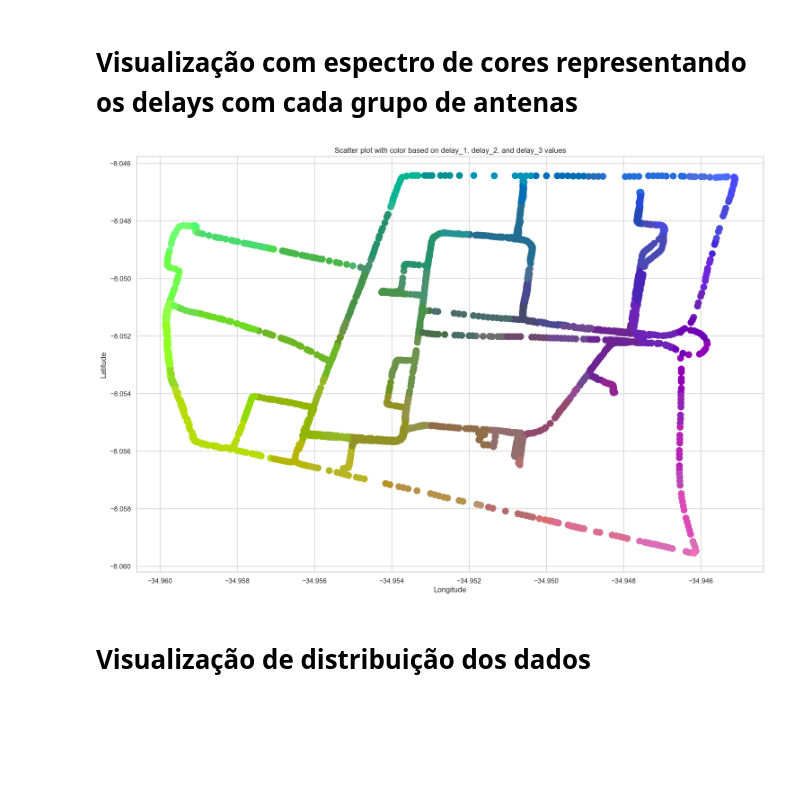
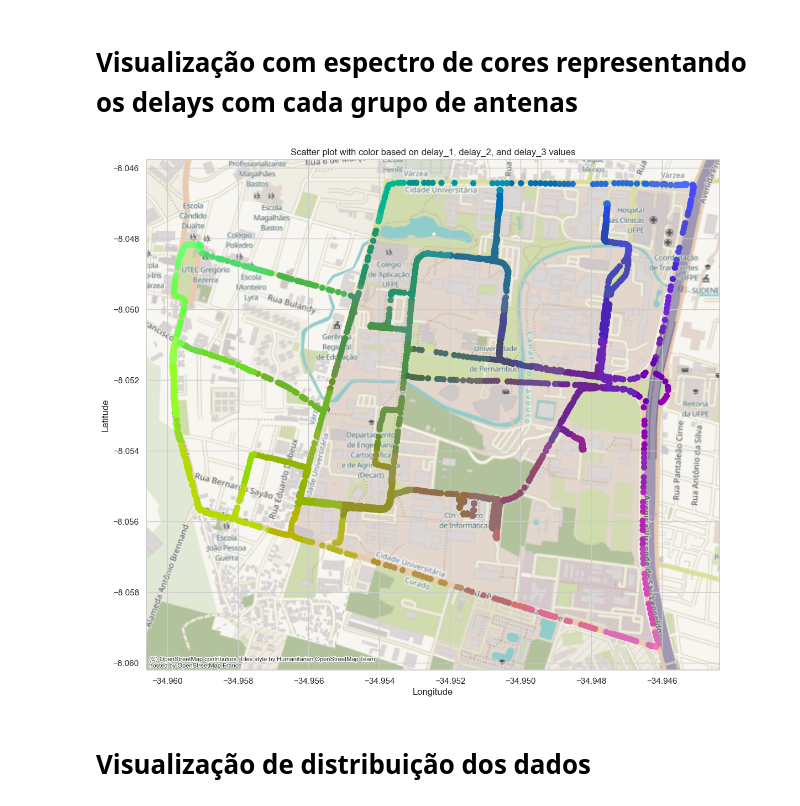
Before and after one commit to FilipeGomesMelo/localizacao, a Jupyter notebook: data_analysis.ipynb, the cells around one changed output. Saved outputs shown, nothing was run; the diff lists cells and outputs as text; code cells hidden in the pictures; blank space fills up the shorter version.

```diff
--- a/data_analysis.ipynb
+++ b/data_analysis.ipynb
@@ -160,5 +160,6 @@ for i, row in df_bts.iterrows():
     subs.annotate(row['btsId'], coordinates, xytext=(coordinates[0]-0.0004, coordinates[1]-0.0004 * aux_bts_dict[coordinates]))
 
 plt.gcf().set_size_inches((18,12))
+ctx.add_basemap(plt.gca(), crs='EPSG:4326')
 plt.show()
 # %% [output]
@@ -172,16 +173,17 @@ df_train_alunos['color'] = df_train_alunos.apply(lambda row: (row['delay_1_norm'
 # %% [markdown]
 # Visualização com espectro de cores representando os delays com cada grupo de antenas
 # %%
-plt.scatter(df_train_alunos['lon'], df_train_alunos['lat'], color=df_train_alunos['color'], s=100)
+plt.scatter(df_train_alunos['lon'], df_train_alunos['lat'], color=df_train_alunos['color'], s=50)
+ctx.add_basemap(plt.gca(), crs='EPSG:4326')
 
 plt.xlabel('Longitude')
 plt.ylabel('Latitude')
 plt.title('Scatter plot with color based on delay_1, delay_2, and delay_3 values')
 
 plt.gcf().set_size_inches((18,12))
 plt.show()
 # %% [output]
-[figure, old version]
+[figure, new version]
 # %%
 df_train_alunos = df_train_alunos.drop(columns=['color'])
 # %%
```
Also changed, not shown: parts of 9 cells of this notebook, 9 other files.
